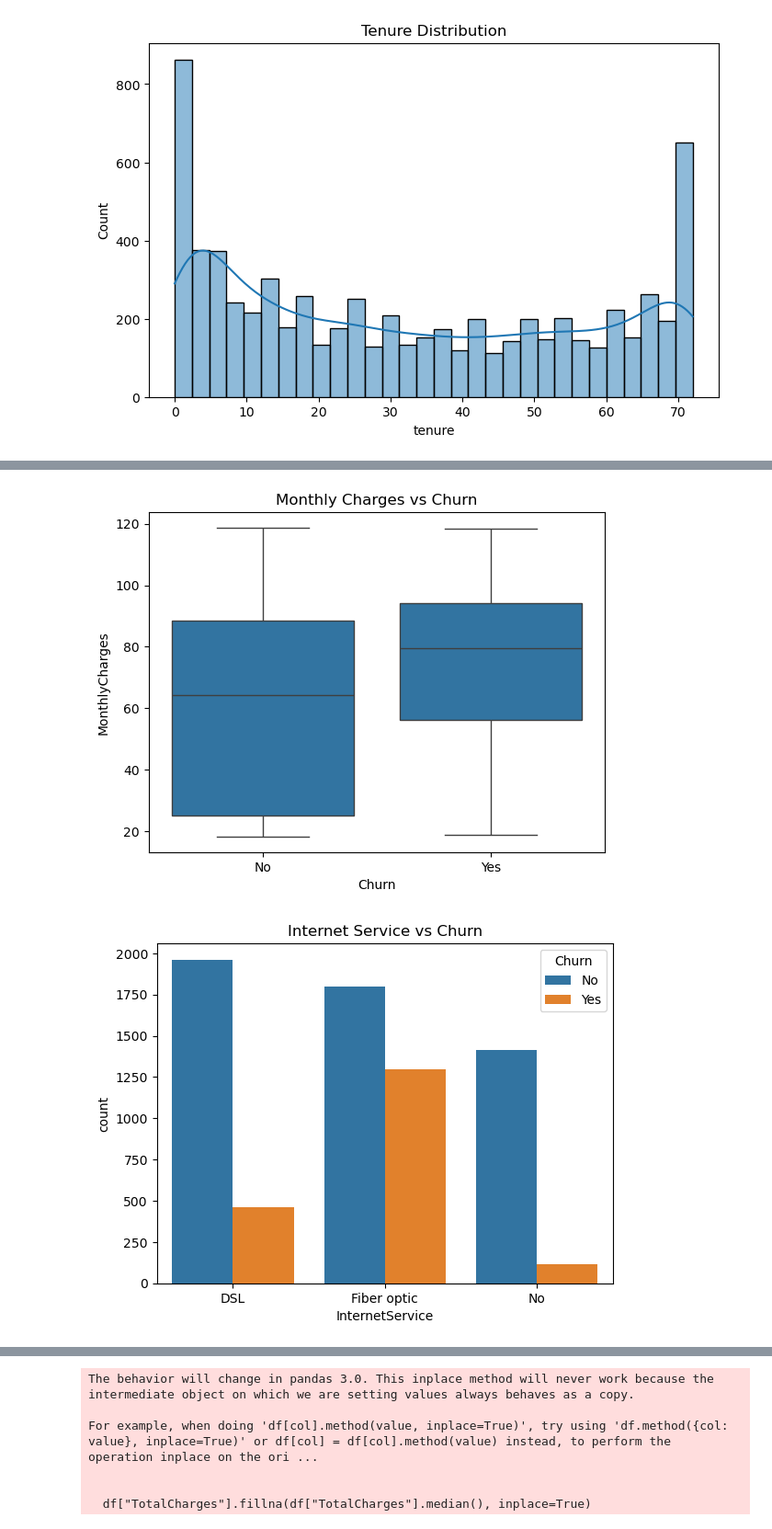
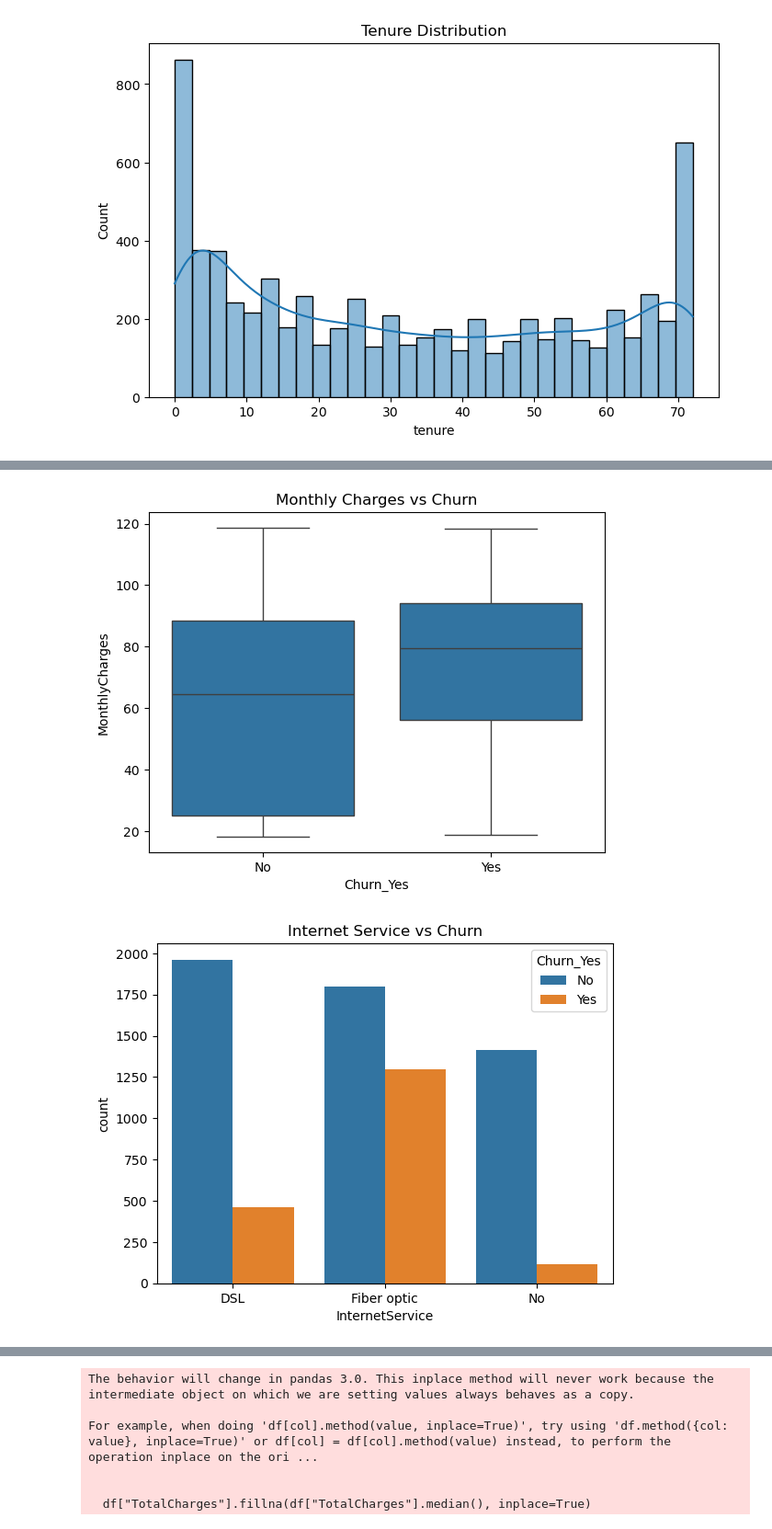
Before and after one commit to ELWaLii/telco-churn-prediction, a Jupyter notebook: Customer_Churn.ipynb, the cells around one changed output, grey strips where cells are left out. Shown at 92% size. Drawn from its saved outputs; the diff is of its cells as text; code cells hidden in the pictures.

```diff
--- a/Customer_Churn.ipynb
+++ b/Customer_Churn.ipynb
@@ -123,14 +123,14 @@ plt.show()
 # %%
-sns.boxplot(x="Churn", y="MonthlyCharges", data=df)
+sns.boxplot(x="Churn_Yes", y="MonthlyCharges", data=df)
 plt.title("Monthly Charges vs Churn")
 plt.show()
 # %% [output]
-[figure, old version]
+[figure, new version]
 # %%
-sns.countplot(x="InternetService", hue="Churn", data=df)
+sns.countplot(x="InternetService", hue="Churn_Yes", data=df)
 plt.title("Internet Service vs Churn")
 plt.show()
 # %% [output]
-[figure, old version]
+[figure, new version]
 # %%
 plt.figure(figsize=(8,5))
```
Also changed, not shown: parts of 6 cells of this notebook, 1 other file.
